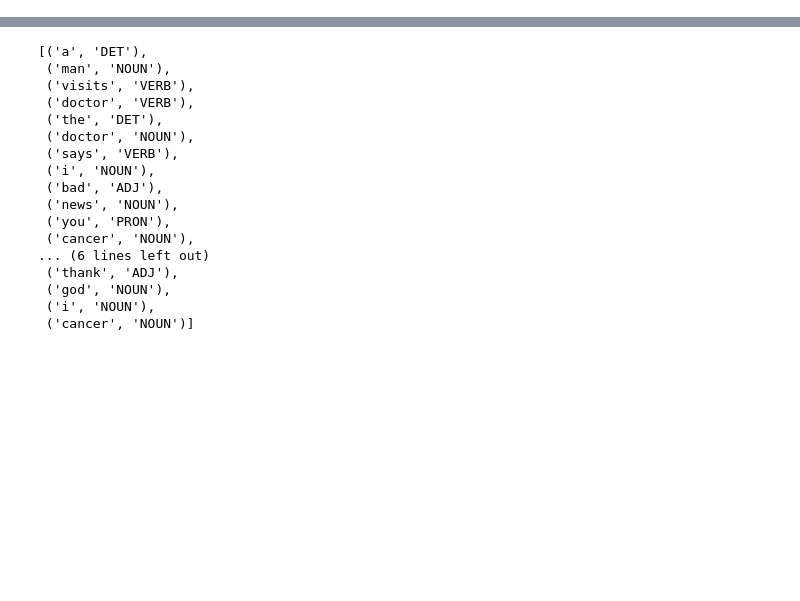
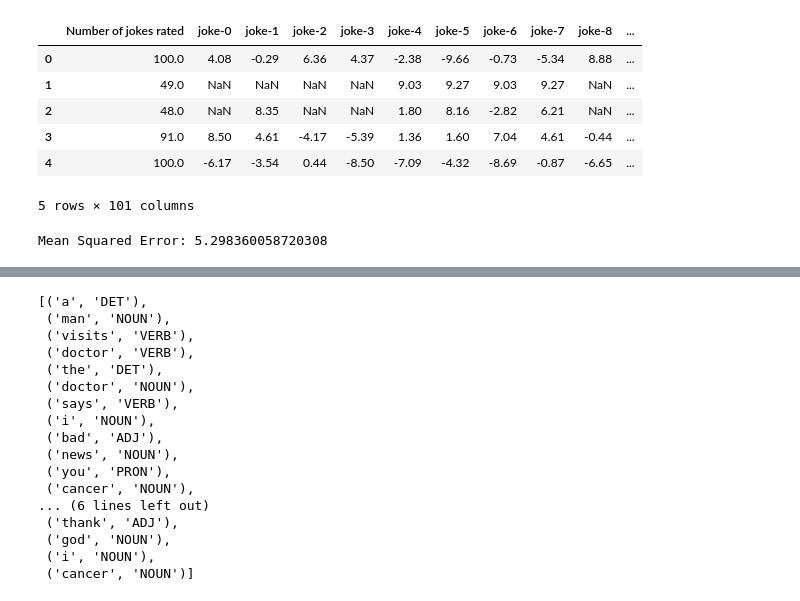
Before and after one commit to Hanoon02/Joke-Recommender-System-using-CBF, a Jupyter notebook: Recommendation_Jokes.ipynb, the cells around one changed output, grey strips where cells are left out. Cells and saved outputs as stored; diff of their text form; code cells hidden in the pictures; blank space fills up the shorter version.

```diff
--- a/Recommendation_Jokes.ipynb
+++ b/Recommendation_Jokes.ipynb
@@ -22,0 +26,55 @@ from gensim.models import LdaModel
+# %%
+dataset1 = pd.read_excel("jester-data-1.xls")
+dataset2 = pd.read_excel("jester-data-2.xls")
+dataset3 = pd.read_excel("jester-data-3.xls")
+
+def insert_return(frame):
+    ret_lst = []
+    for index,row in frame.iterrows():
+        ret_lst.append(list(row))
+
+    return ret_lst
+
+def combine_dataframe(frame1, frame2, frame3):
+    joke_lst = ["Number of jokes rated"]
+    for i in range(100):
+        joke_lst.append(f"joke-{i}")
+
+    rating_lst = []
+
+    rating_lst.extend(insert_return(frame1))
+    rating_lst.extend(insert_return(frame2))
+    rating_lst.extend(insert_return(frame3))
+
+    return pd.DataFrame(data=rating_lst,columns=joke_lst)
+# %%
+ratings = combine_dataframe(dataset1, dataset2,dataset3)
+# %%
+ratings.replace(99.0, np.nan, inplace=True)
+ratings.head()
+# %% [output]
+|  | Number of jokes rated | joke-0 | joke-1 | joke-2 | joke-3 | joke-4 | joke-5 | joke-6 | joke-7 | joke-8 | ... |
+| 0 | 100.0 | 4.08 | -0.29 | 6.36 | 4.37 | -2.38 | -9.66 | -0.73 | -5.34 | 8.88 | ... |
+| 1 | 49.0 | NaN | NaN | NaN | NaN | 9.03 | 9.27 | 9.03 | 9.27 | NaN | ... |
+| 2 | 48.0 | NaN | 8.35 | NaN | NaN | 1.80 | 8.16 | -2.82 | 6.21 | NaN | ... |
+| 3 | 91.0 | 8.50 | 4.61 | -4.17 | -5.39 | 1.36 | 1.60 | 7.04 | 4.61 | -0.44 | ... |
+| 4 | 100.0 | -6.17 | -3.54 | 0.44 | -8.50 | -7.09 | -4.32 | -8.69 | -0.87 | -6.65 | ... |
+5 rows × 101 columns
+# %%
+user_item_matrix = ratings.drop(columns=["Number of jokes rated"]).to_numpy()
+
+user_item_matrix = np.nan_to_num(user_item_matrix)
+
+mask_matrix = np.where(user_item_matrix != 0, 1, 0)
+
+U, S, Vt = svds(user_item_matrix, k=50)
+
+predicted_matrix = np.dot(np.dot(U, np.diag(S)), Vt)
+
+predicted_matrix = np.clip(predicted_matrix, -10, 10)
+
+mse = np.sum((predicted_matrix - user_item_matrix)**2) / np.sum(mask_matrix)
+
+print(f'Mean Squared Error: {mse}')
+# %% [output]
+Mean Squared Error: 5.298360058720308
```
Also changed, not shown: parts of 27 cells of this notebook.
